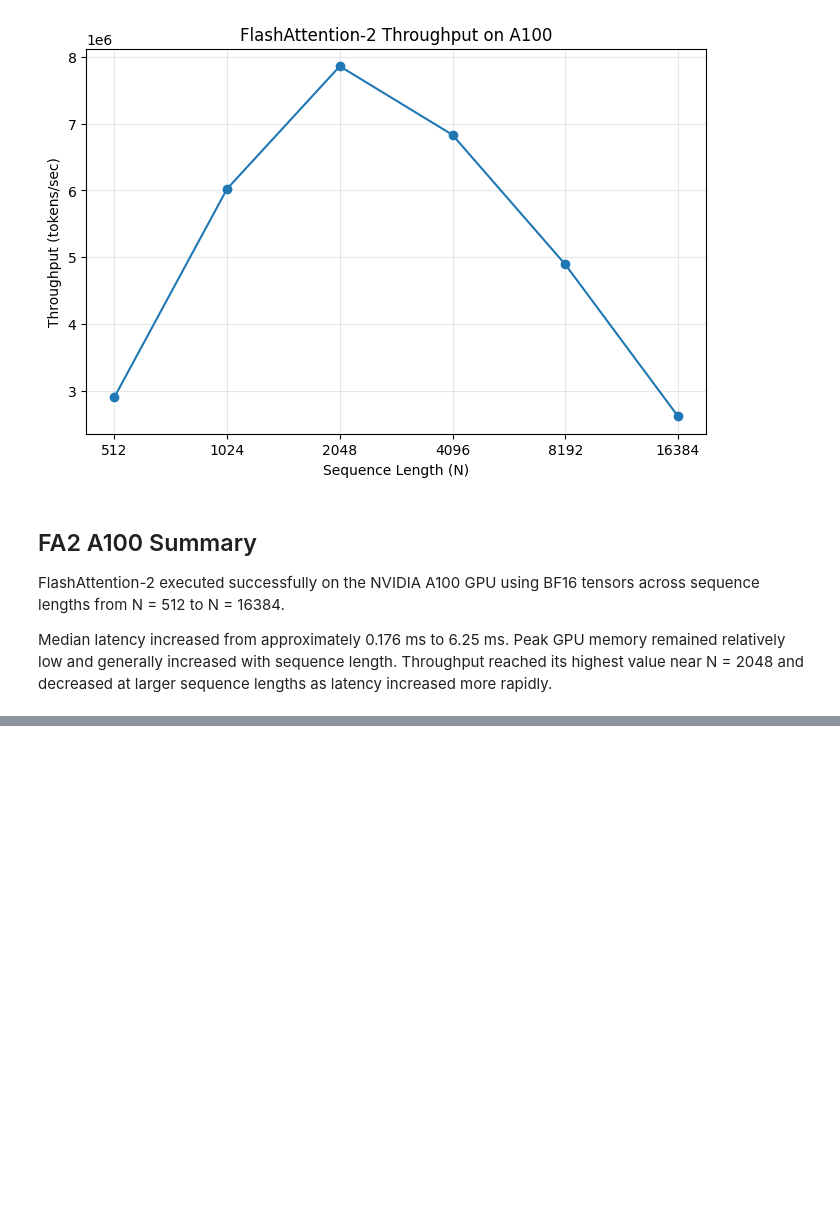
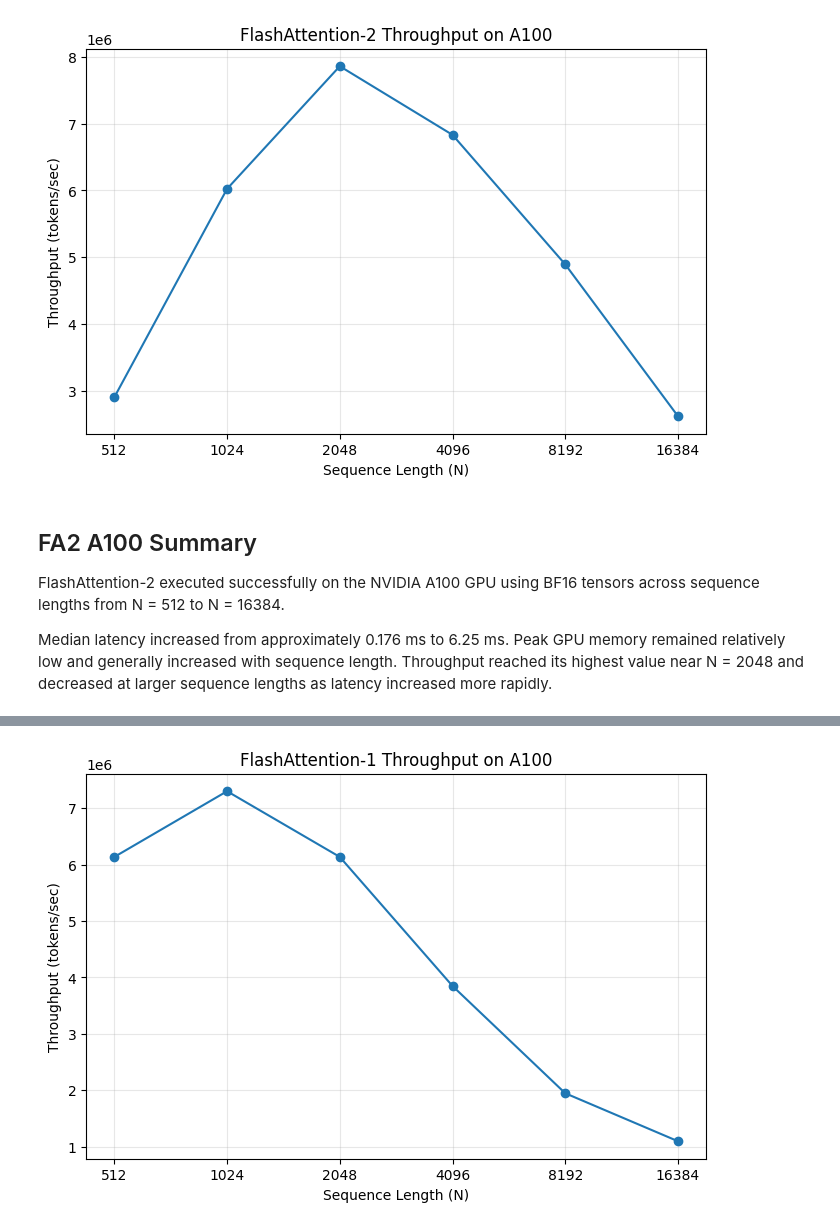
Before and after one commit to deepinsightai/flash-attention, a Jupyter notebook: blackwell_sdpa_smoke_test.ipynb, the cells around one changed output, grey strips where cells are left out. Saved outputs shown, nothing was run; the diff lists cells and outputs as text; code cells hidden in the pictures; blank space fills up the shorter version.

```diff
--- a/blackwell_sdpa_smoke_test.ipynb
+++ b/blackwell_sdpa_smoke_test.ipynb
@@ -1538,0 +1830,21 @@ Median latency increased from approximately 0.176 ms to 6.25 ms. Peak GPU memory
+# %%
+#Throughput
+plt.figure(figsize=(8, 5))
+
+plt.plot(
+    fa1_df["N"],
+    fa1_df["tokens_per_sec"],
+    marker="o"
+)
+
+plt.xscale("log", base=2)
+plt.xticks(fa1_df["N"], fa1_df["N"])
+
+plt.xlabel("Sequence Length (N)")
+plt.ylabel("Throughput (tokens/sec)")
+plt.title("FlashAttention-1 Throughput on A100")
+plt.grid(True, alpha=0.3)
+
+plt.show()
+# %% [output]
+[figure, added]
```
Also changed, not shown: parts of 16 cells of this notebook.
